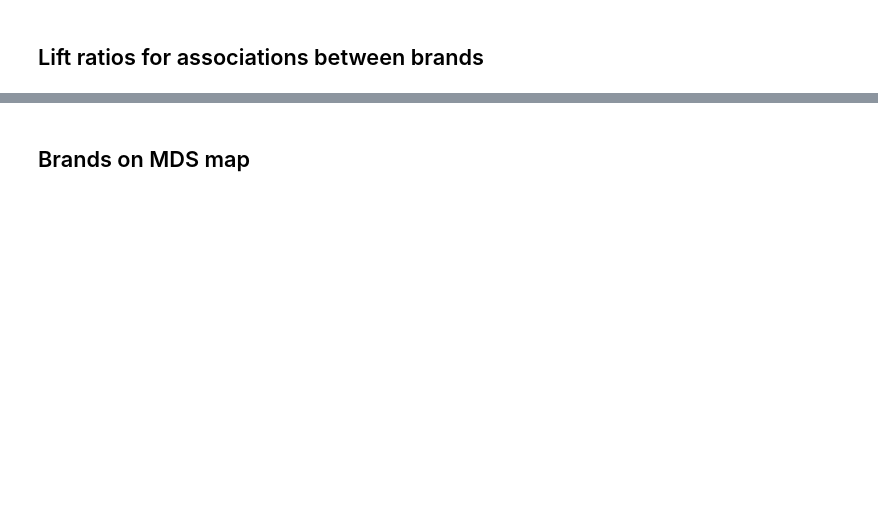
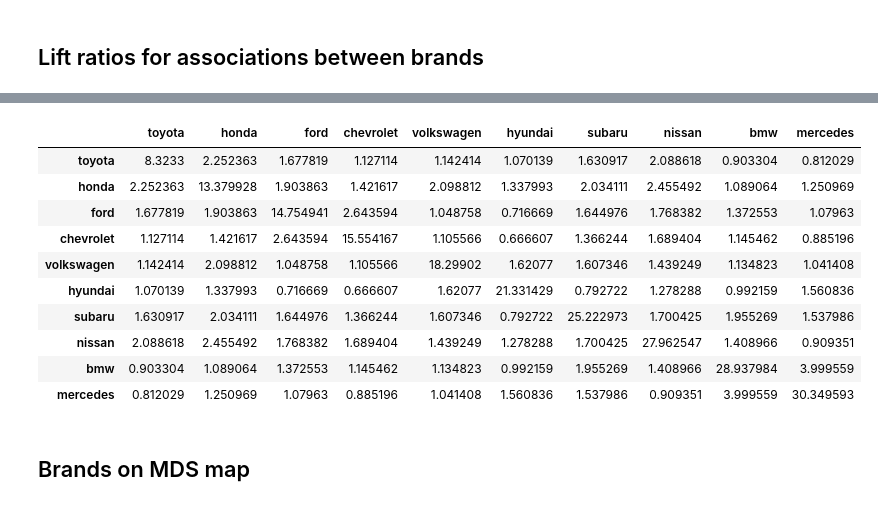
Before and after one commit to rebeccazhang199/Text_Analytics, a Jupyter notebook: Group Assignment.ipynb, the cells around one changed output, grey strips where cells are left out. Cells and saved outputs as stored; diff of their text form; code cells hidden in the pictures; blank space fills up the shorter version.

```diff
--- a/Group Assignment.ipynb
+++ b/Group Assignment.ipynb
@@ -254,2 +297,24 @@ filter_comments.head(15)
+# %%
+probability_matrix = brand_matrix / brand_matrix.sum().sum()
+
+lift_ratio_matrix = pd.DataFrame(index=brand_matrix.index, columns=brand_matrix.columns)
+
+for brand_i in brand_matrix.index:
+    for brand_j in brand_matrix.columns:
+        lift_ratio_matrix.at[brand_i, brand_j] = probability_matrix.at[brand_i, brand_j] / (probability_matrix.at[brand_i, brand_i] * probability_matrix.at[brand_j, brand_j])
+
+lift_ratio_matrix
+# %% [output]
+|  | toyota | honda | ford | chevrolet | volkswagen | hyundai | subaru | nissan | bmw | mercedes |
+| toyota | 8.3233 | 2.252363 | 1.677819 | 1.127114 | 1.142414 | 1.070139 | 1.630917 | 2.088618 | 0.903304 | 0.812029 |
+| honda | 2.252363 | 13.379928 | 1.903863 | 1.421617 | 2.098812 | 1.337993 | 2.034111 | 2.455492 | 1.089064 | 1.250969 |
+| ford | 1.677819 | 1.903863 | 14.754941 | 2.643594 | 1.048758 | 0.716669 | 1.644976 | 1.768382 | 1.372553 | 1.07963 |
+| chevrolet | 1.127114 | 1.421617 | 2.643594 | 15.554167 | 1.105566 | 0.666607 | 1.366244 | 1.689404 | 1.145462 | 0.885196 |
+| volkswagen | 1.142414 | 2.098812 | 1.048758 | 1.105566 | 18.29902 | 1.62077 | 1.607346 | 1.439249 | 1.134823 | 1.041408 |
+| hyundai | 1.070139 | 1.337993 | 0.716669 | 0.666607 | 1.62077 | 21.331429 | 0.792722 | 1.278288 | 0.992159 | 1.560836 |
+| subaru | 1.630917 | 2.034111 | 1.644976 | 1.366244 | 1.607346 | 0.792722 | 25.222973 | 1.700425 | 1.955269 | 1.537986 |
+| nissan | 2.088618 | 2.455492 | 1.768382 | 1.689404 | 1.439249 | 1.278288 | 1.700425 | 27.962547 | 1.408966 | 0.909351 |
+| bmw | 0.903304 | 1.089064 | 1.372553 | 1.145462 | 1.134823 | 0.992159 | 1.955269 | 1.408966 | 28.937984 | 3.999559 |
+| mercedes | 0.812029 | 1.250969 | 1.07963 | 0.885196 | 1.041408 | 1.560836 | 1.537986 | 0.909351 | 3.999559 | 30.349593 |
 # %% [markdown]
 ## Brands on MDS map
```
Also changed, not shown: parts of 6 cells of this notebook.
